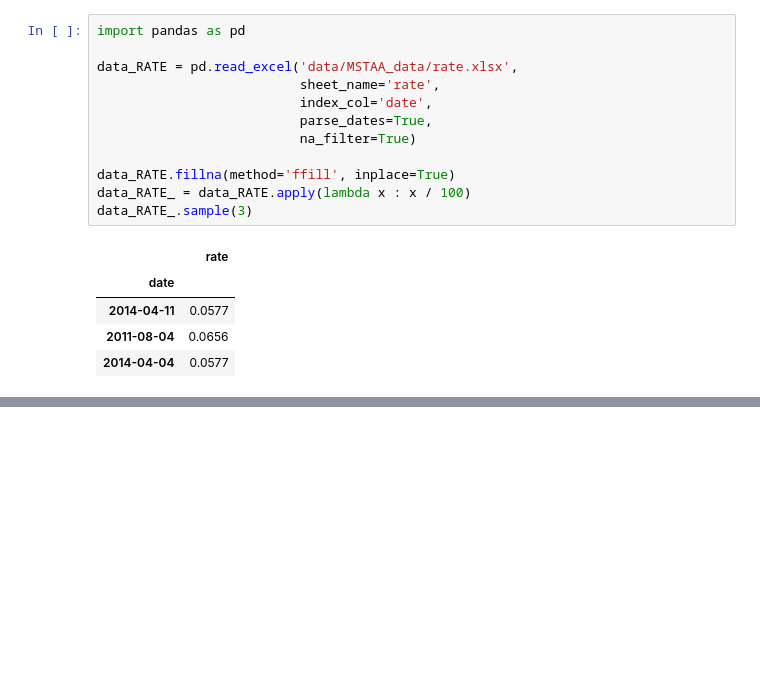
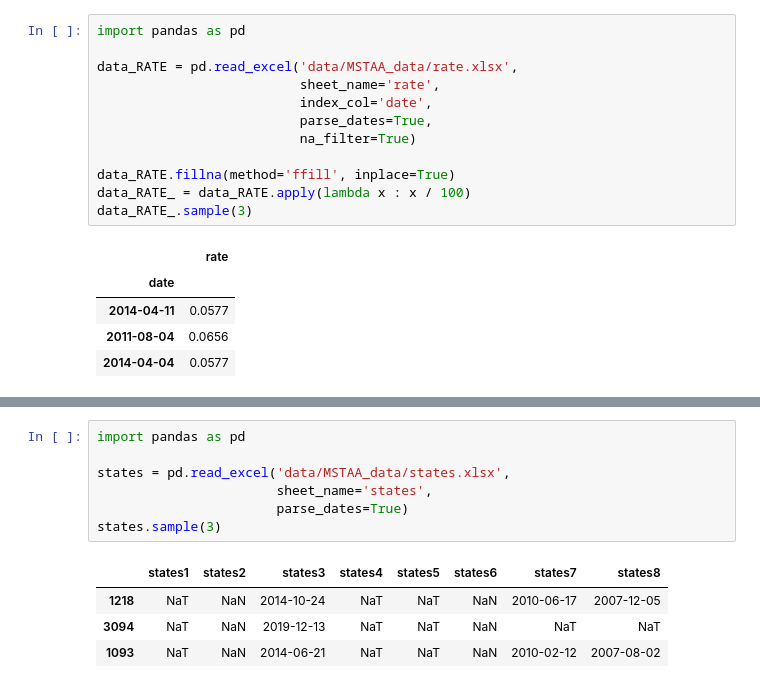
Before and after one commit to ibestrace/folio, a Jupyter notebook: Macro_Strategy_TAA.ipynb, the cells around one changed output, grey strips where cells are left out. Saved outputs shown, nothing was run; the diff lists cells and outputs as text; blank space fills up the shorter version.

```diff
--- a/Macro_Strategy_TAA.ipynb
+++ b/Macro_Strategy_TAA.ipynb
@@ -295,0 +307,12 @@ chart
+# %%
+import pandas as pd
+
+states = pd.read_excel('data/MSTAA_data/states.xlsx',
+                       sheet_name='states',
+                       parse_dates=True)
+states.sample(3)
+# %% [output]
+|  | states1 | states2 | states3 | states4 | states5 | states6 | states7 | states8 |
+| 1218 | NaT | NaN | 2014-10-24 | NaT | NaT | NaN | 2010-06-17 | 2007-12-05 |
+| 3094 | NaT | NaN | 2019-12-13 | NaT | NaT | NaN | NaT | NaT |
+| 1093 | NaT | NaN | 2014-06-21 | NaT | NaT | NaN | 2010-02-12 | 2007-08-02 |
```
Also changed, not shown: parts of 4 cells of this notebook, 2 other files.
